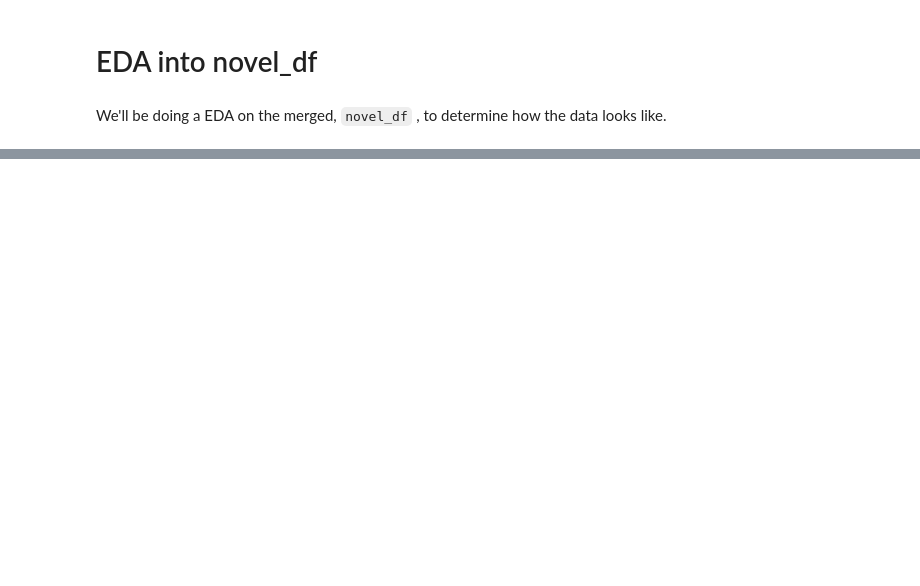
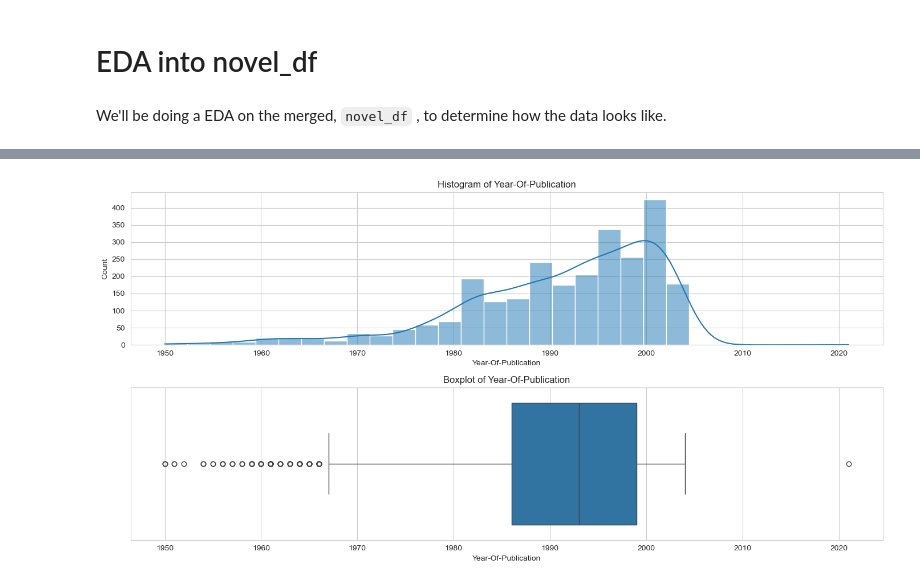
Before and after one commit to CSergiy/StoryDigest, a Jupyter notebook: EDA_Visuals.ipynb, the cells around one changed output, grey strips where cells are left out. Saved outputs shown, nothing was run; the diff lists cells and outputs as text; code cells hidden in the pictures; blank space fills up the shorter version.

```diff
--- a/EDA_Visuals.ipynb
+++ b/EDA_Visuals.ipynb
@@ -205,0 +186,5 @@ novel_df.shape
+# %%
+# Example usage for 'Year-Of-Publication'
+visualize_numerical(novel_df, 'Year-Of-Publication')
+# %% [output]
+[figure, added]
```
Also changed, not shown: parts of 19 cells of this notebook.
